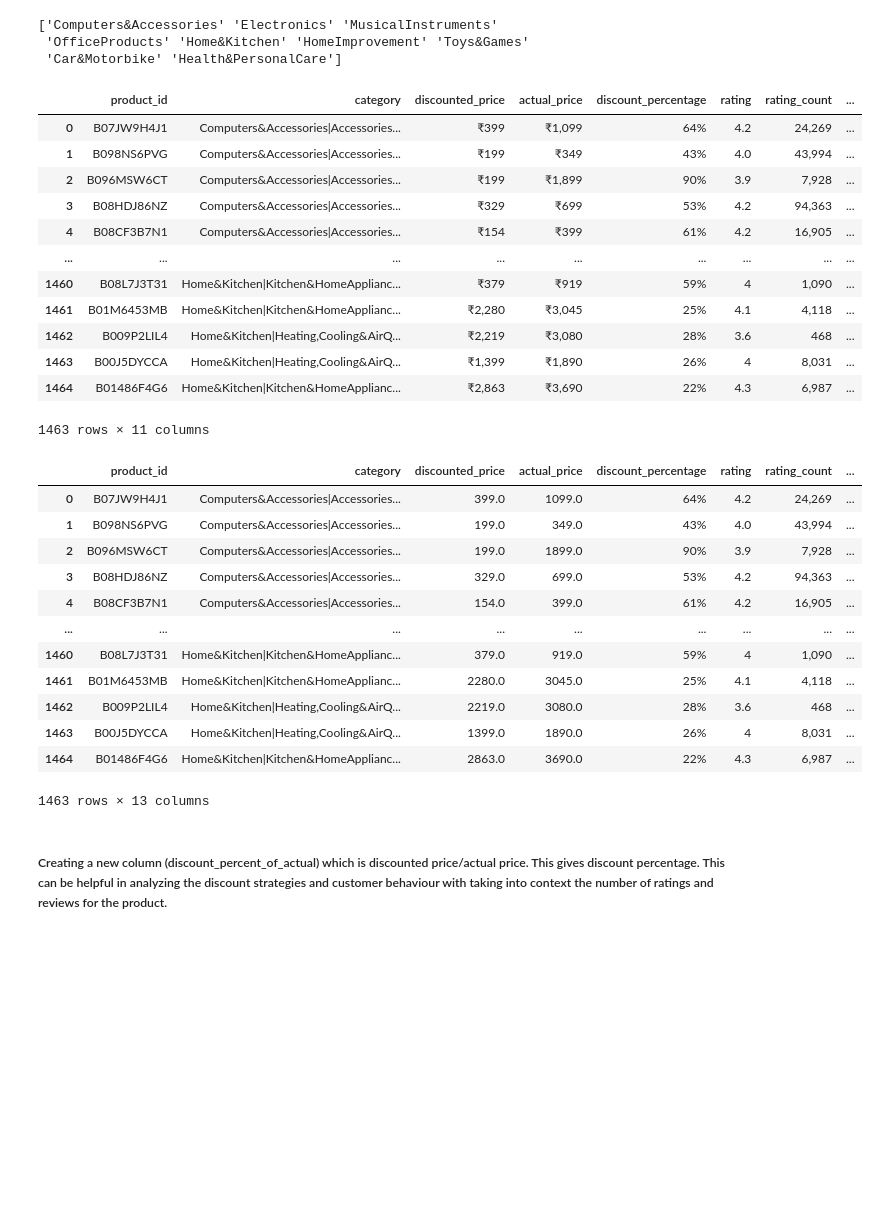
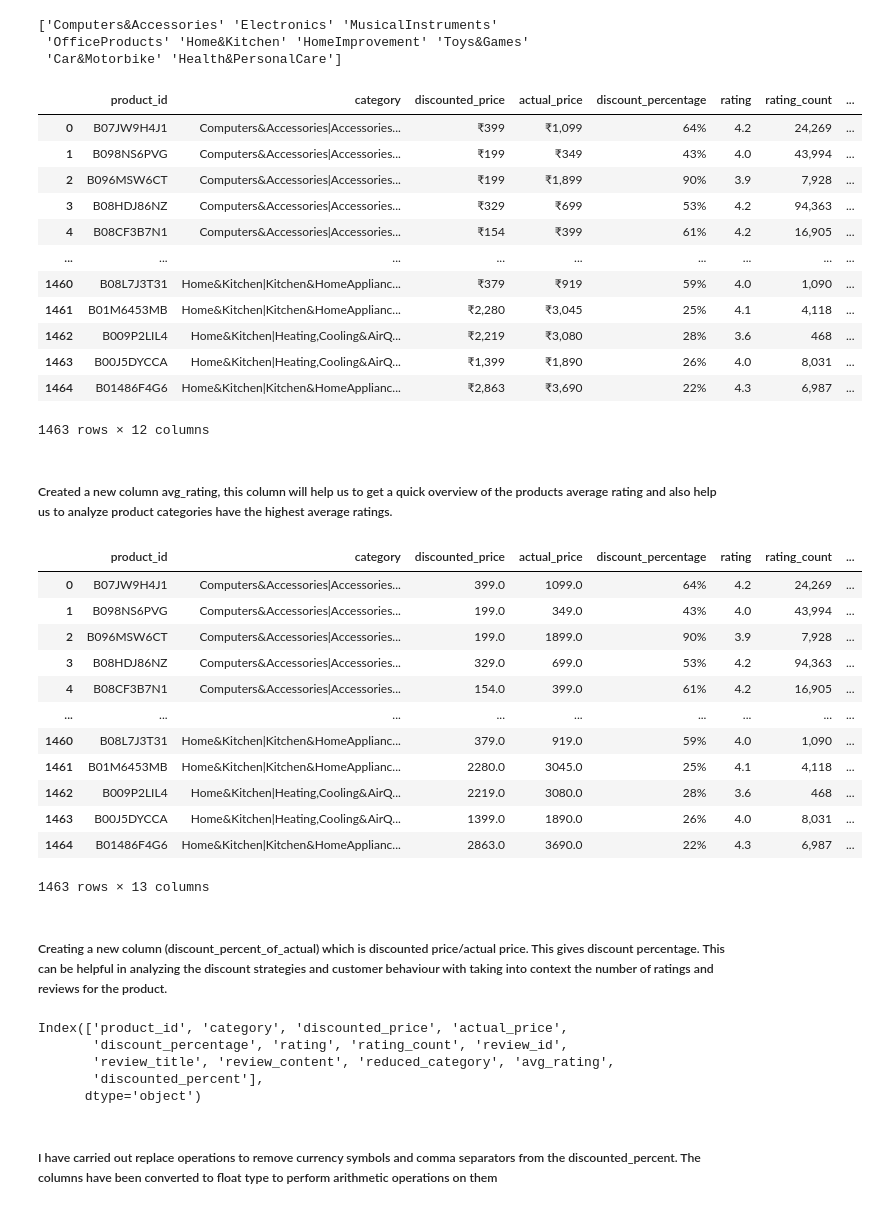
Before and after one commit to ubco-W2022T2-data301/project-group-group61, a Jupyter notebook: analysis/analysis2.ipynb, the cells around one changed output. Cells and saved outputs as stored; diff of their text form; code cells hidden in the pictures; blank space fills up the shorter version.

```diff
--- a/analysis/analysis2.ipynb
+++ b/analysis/analysis2.ipynb
@@ -258,7 +258,8 @@ import numpy as np
 import matplotlib.pyplot as plt
 import seaborn as sns
 
-df= pd.read_csv('../data/raw/amazon 2.csv')
+df10= pd.read_csv('../data/raw/amazon 2.csv')
+df=pd.read_csv('../data/raw/amazon 2.csv')
 # %% [markdown]
 ##### Cleaning the data (Removing the columns that are not being used).
 # %%
@@ -292,3 +291,5 @@ df = df.dropna()
+# %%
+df10 = df10.dropna()
 # %%
 def reduce_category(cat):
     return cat.split('|')[0]
@@ -299,27 +303,29 @@ print(df['reduced_category'].unique())
 ['Computers&Accessories' 'Electronics' 'MusicalInstruments'
  'OfficeProducts' 'Home&Kitchen' 'HomeImprovement' 'Toys&Games'
  'Car&Motorbike' 'Health&PersonalCare']
-# %%
-df
-# %% [output]
-|  | product_id | category | discounted_price | actual_price | discount_percentage | rating | rating_count | ... |
-| 0 | B07JW9H4J1 | Computers&Accessories|Accessories... | ₹399 | ₹1,099 | 64% | 4.2 | 24,269 | ... |
-| 1 | B098NS6PVG | Computers&Accessories|Accessories... | ₹199 | ₹349 | 43% | 4.0 | 43,994 | ... |
-| 2 | B096MSW6CT | Computers&Accessories|Accessories... | ₹199 | ₹1,899 | 90% | 3.9 | 7,928 | ... |
-| 3 | B08HDJ86NZ | Computers&Accessories|Accessories... | ₹329 | ₹699 | 53% | 4.2 | 94,363 | ... |
-| 4 | B08CF3B7N1 | Computers&Accessories|Accessories... | ₹154 | ₹399 | 61% | 4.2 | 16,905 | ... |
-| ... | ... | ... | ... | ... | ... | ... | ... | ... |
-| 1460 | B08L7J3T31 | Home&Kitchen|Kitchen&HomeApplianc... | ₹379 | ₹919 | 59% | 4 | 1,090 | ... |
-| 1461 | B01M6453MB | Home&Kitchen|Kitchen&HomeApplianc... | ₹2,280 | ₹3,045 | 25% | 4.1 | 4,118 | ... |
-| 1462 | B009P2LIL4 | Home&Kitchen|Heating,Cooling&AirQ... | ₹2,219 | ₹3,080 | 28% | 3.6 | 468 | ... |
-| 1463 | B00J5DYCCA | Home&Kitchen|Heating,Cooling&AirQ... | ₹1,399 | ₹1,890 | 26% | 4 | 8,031 | ... |
-| 1464 | B01486F4G6 | Home&Kitchen|Kitchen&HomeApplianc... | ₹2,863 | ₹3,690 | 22% | 4.3 | 6,987 | ... |
-1463 rows × 11 columns
+# %%
+df10
+# %% [output]
+|  | product_id | category | discounted_price | actual_price | discount_percentage | rating | rating_count | ... |
+| 0 | B07JW9H4J1 | Computers&Accessories|Accessories... | ₹399 | ₹1,099 | 64% | 4.2 | 24,269 | ... |
+| 1 | B098NS6PVG | Computers&Accessories|Accessories... | ₹199 | ₹349 | 43% | 4.0 | 43,994 | ... |
+| 2 | B096MSW6CT | Computers&Accessories|Accessories... | ₹199 | ₹1,899 | 90% | 3.9 | 7,928 | ... |
+| 3 | B08HDJ86NZ | Computers&Accessories|Accessories... | ₹329 | ₹699 | 53% | 4.2 | 94,363 | ... |
+| 4 | B08CF3B7N1 | Computers&Accessories|Accessories... | ₹154 | ₹399 | 61% | 4.2 | 16,905 | ... |
+| ... | ... | ... | ... | ... | ... | ... | ... | ... |
+| 1460 | B08L7J3T31 | Home&Kitchen|Kitchen&HomeApplianc... | ₹379 | ₹919 | 59% | 4.0 | 1,090 | ... |
+| 1461 | B01M6453MB | Home&Kitchen|Kitchen&HomeApplianc... | ₹2,280 | ₹3,045 | 25% | 4.1 | 4,118 | ... |
+| 1462 | B009P2LIL4 | Home&Kitchen|Heating,Cooling&AirQ... | ₹2,219 | ₹3,080 | 28% | 3.6 | 468 | ... |
+| 1463 | B00J5DYCCA | Home&Kitchen|Heating,Cooling&AirQ... | ₹1,399 | ₹1,890 | 26% | 4.0 | 8,031 | ... |
+| 1464 | B01486F4G6 | Home&Kitchen|Kitchen&HomeApplianc... | ₹2,863 | ₹3,690 | 22% | 4.3 | 6,987 | ... |
+1463 rows × 12 columns
+# %% [markdown]
+##### Created a new column avg_rating, this column will help us to get a quick overview of the products average rating and also help us to analyze product categories have the highest average ratings.
 # %%
-df['discounted_price'] = df['discounted_price'].replace('₹', '').replace(',', '').astype(float)
-df['actual_price'] = df['actual_price'].replace('₹', '').replace(',', '').astype(float)
-df['discounted_percent'] = df['discounted_price'] / df['actual_price']
-df
+df10['discounted_price'] = df10['discounted_price'].astype(str).str.replace('₹', '').str.replace(',', '').astype(float)
+df10['actual_price'] = df10['actual_price'].astype(str).str.replace('₹', '').str.replace(',', '').astype(float)
+df10['discounted_percent'] = df10['discounted_price'] / df10['actual_price']
+df10
 # %% [output]
 |  | product_id | category | discounted_price | actual_price | discount_percentage | rating | rating_count | ... |
 | 0 | B07JW9H4J1 | Computers&Accessories|Accessories... | 399.0 | 1099.0 | 64% | 4.2 | 24,269 | ... |
@@ -328,11 +334,21 @@ df
 | 3 | B08HDJ86NZ | Computers&Accessories|Accessories... | 329.0 | 699.0 | 53% | 4.2 | 94,363 | ... |
 | 4 | B08CF3B7N1 | Computers&Accessories|Accessories... | 154.0 | 399.0 | 61% | 4.2 | 16,905 | ... |
 | ... | ... | ... | ... | ... | ... | ... | ... | ... |
-| 1460 | B08L7J3T31 | Home&Kitchen|Kitchen&HomeApplianc... | 379.0 | 919.0 | 59% | 4 | 1,090 | ... |
+| 1460 | B08L7J3T31 | Home&Kitchen|Kitchen&HomeApplianc... | 379.0 | 919.0 | 59% | 4.0 | 1,090 | ... |
 | 1461 | B01M6453MB | Home&Kitchen|Kitchen&HomeApplianc... | 2280.0 | 3045.0 | 25% | 4.1 | 4,118 | ... |
 | 1462 | B009P2LIL4 | Home&Kitchen|Heating,Cooling&AirQ... | 2219.0 | 3080.0 | 28% | 3.6 | 468 | ... |
-| 1463 | B00J5DYCCA | Home&Kitchen|Heating,Cooling&AirQ... | 1399.0 | 1890.0 | 26% | 4 | 8,031 | ... |
+| 1463 | B00J5DYCCA | Home&Kitchen|Heating,Cooling&AirQ... | 1399.0 | 1890.0 | 26% | 4.0 | 8,031 | ... |
 | 1464 | B01486F4G6 | Home&Kitchen|Kitchen&HomeApplianc... | 2863.0 | 3690.0 | 22% | 4.3 | 6,987 | ... |
 1463 rows × 13 columns
 # %% [markdown]
 ##### Creating a new column (discount_percent_of_actual) which is discounted price/actual price. This gives discount percentage. This can be helpful in analyzing the discount strategies and customer behaviour with taking into context the number of ratings and reviews for the product.
+# %%
+print(df10.columns)
+# %% [output]
+Index(['product_id', 'category', 'discounted_price', 'actual_price',
+       'discount_percentage', 'rating', 'rating_count', 'review_id',
+       'review_title', 'review_content', 'reduced_category', 'avg_rating',
+       'discounted_percent'],
+      dtype='object')
+# %% [markdown]
+##### I have carried out replace operations to remove currency symbols and comma separators from the discounted_percent. The columns have been converted to float type to perform arithmetic operations on them
```
Also changed, not shown: parts of 17 cells of this notebook, 3 other files.
